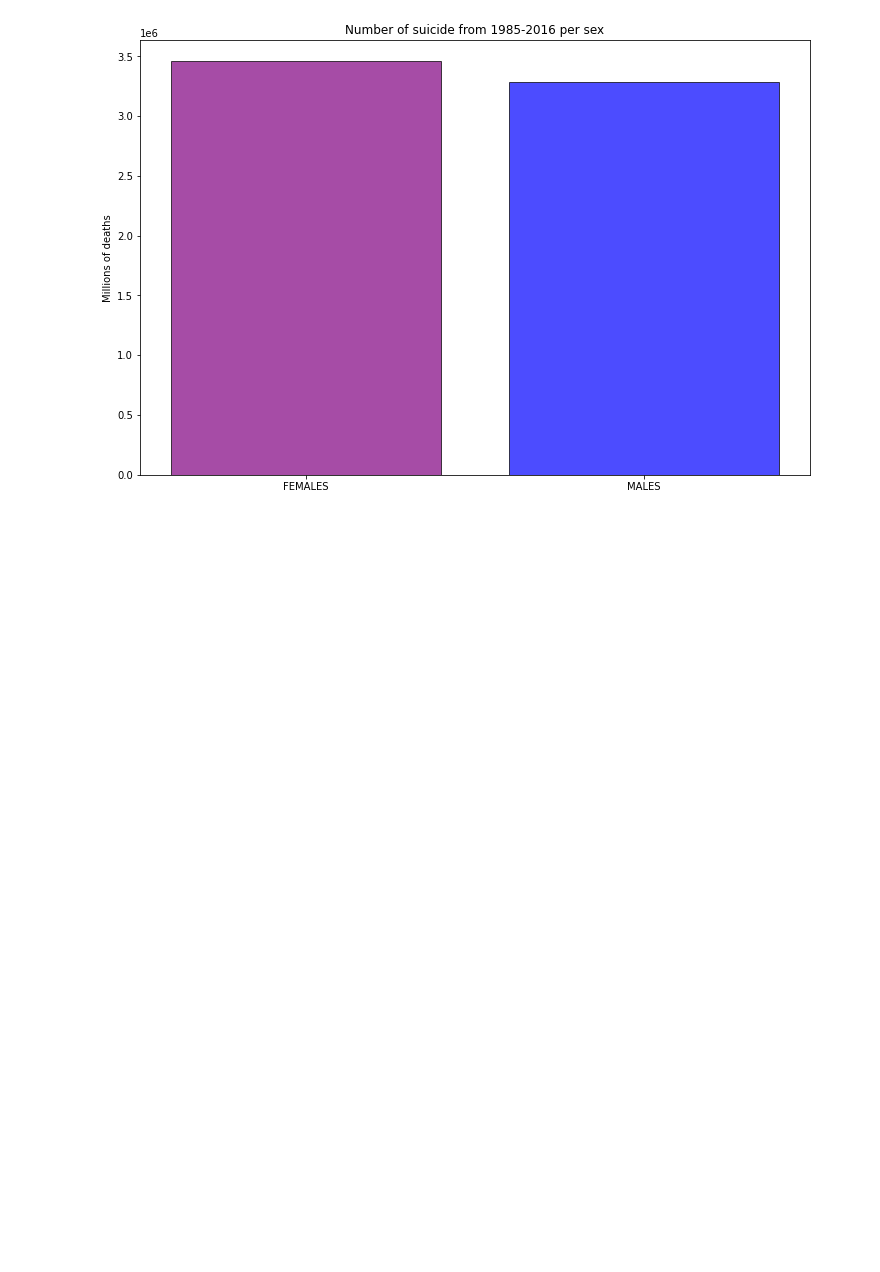
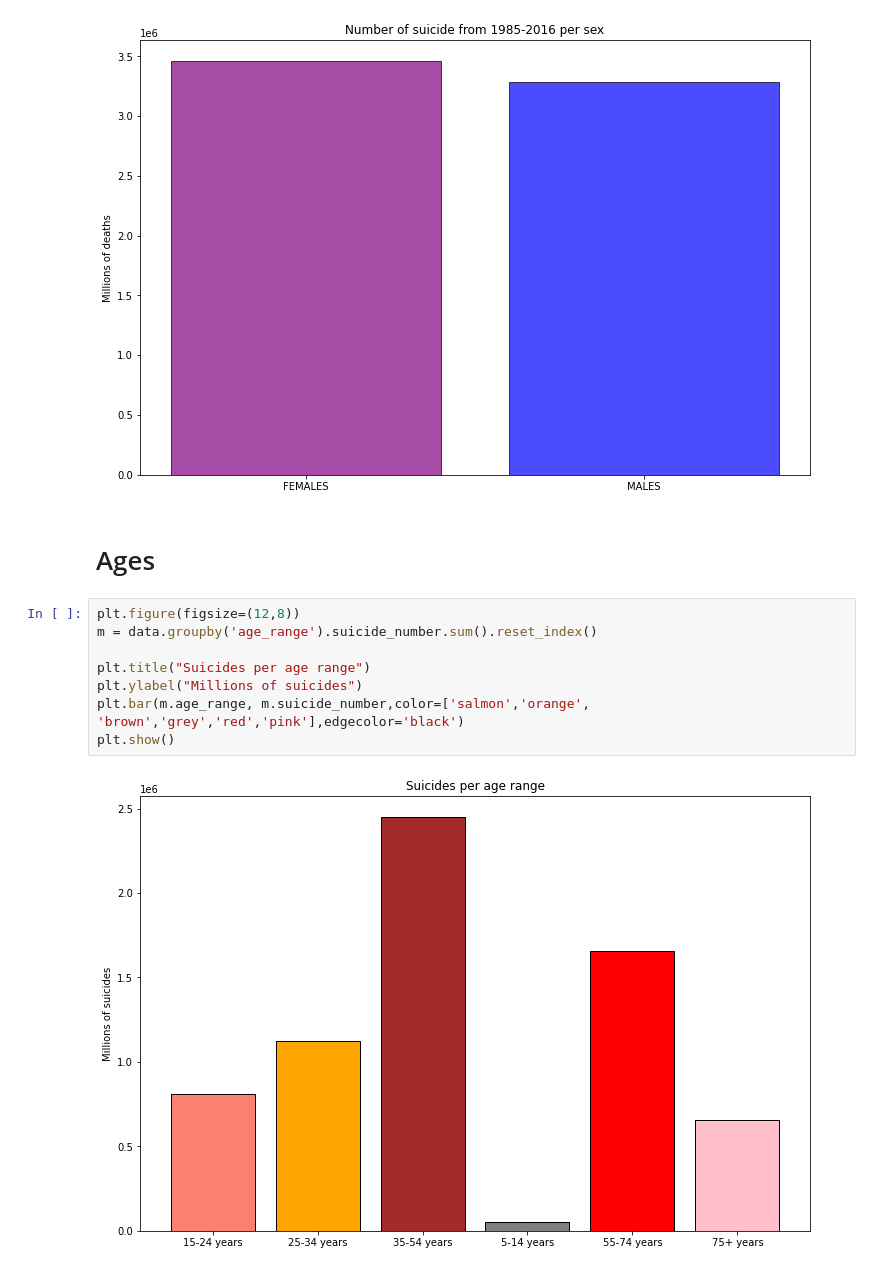
Before and after one commit to crisarenas/W3-pipeline-project, a Jupyter notebook: first_analysis.ipynb, the cells around one changed output. Cells and saved outputs as stored; diff of their text form; blank space fills up the shorter version.

```diff
--- a/first_analysis.ipynb
+++ b/first_analysis.ipynb
@@ -56,3 +56,15 @@ plt.bar(['FEMALES','MALES'], sex_suicide, color=['purple','blue'],alpha = 0.7,ed
 plt.show()
 # %% [output]
 [figure]
+# %% [markdown]
+# Ages
+# %%
+plt.figure(figsize=(12,8))
+m = data.groupby('age_range').suicide_number.sum().reset_index()
+
+plt.title("Suicides per age range")
+plt.ylabel("Millions of suicides")
+plt.bar(m.age_range, m.suicide_number,color=['salmon','orange', 'brown','grey','red','pink'],edgecolor='black')
+plt.show()
+# %% [output]
+[figure, added]
```
Also changed, not shown: parts of 12 cells of this notebook, 4 other files.
